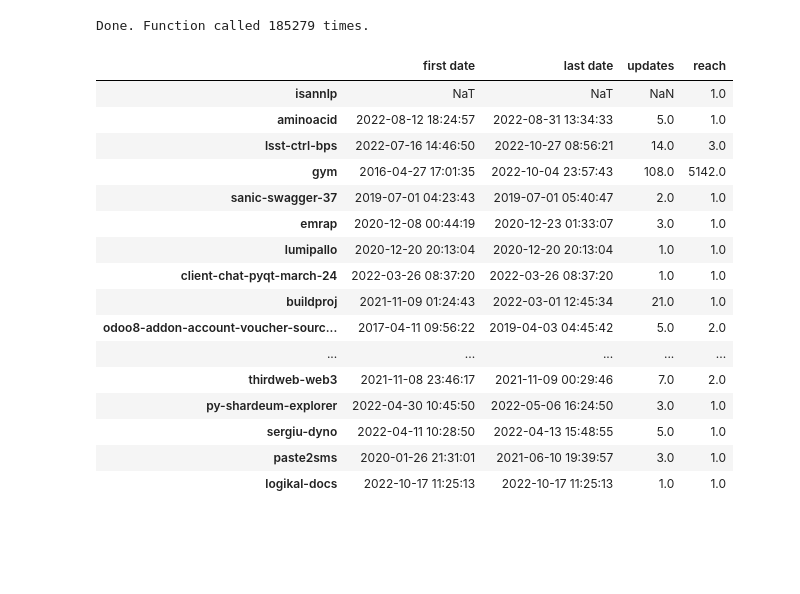
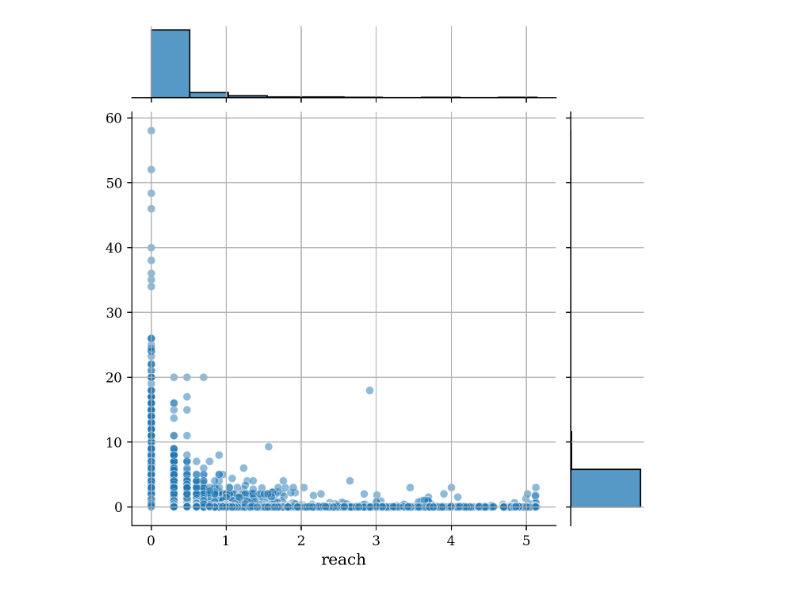
Before and after one commit to facundojgarcia02/CoNet, a Jupyter notebook: Tp Final/analysis/release_date_analysis.ipynb, the cells around one changed output. Saved outputs shown, nothing was run; the diff lists cells and outputs as text; code cells hidden in the pictures; blank space fills up the shorter version.

```diff
--- a/Tp Final/analysis/release_date_analysis.ipynb
+++ b/Tp Final/analysis/release_date_analysis.ipynb
@@ -28,37 +69,2 @@ known_dates_dict = {lib: {ver: date for ver, date in version_dict.items()
-# %%
-data_dict = dict()
-data_dict["first date"] = {lib: min(version_dict.values()) for lib, version_dict in known_dates_dict.items()
-                           if version_dict}  # False sii version_dict está vacío.
-data_dict["last date"] = {lib: max(version_dict.values()) for lib, version_dict in known_dates_dict.items()
-                           if version_dict}  # False sii version_dict está vacío.
-data_dict["updates"] = {lib: len(version_dict.values()) for lib, version_dict in releases_dict.items()}
-
-finder = ReachFinder(G)
-reached_libs = finder.find_all_nodes()
-reach = {lib: len(reached_from_lib) for lib, reached_from_lib in reached_libs.items()}
-data_dict["reach"] = reach
-del(G)
-del(reached_libs)
-data_df = pd.DataFrame.from_dict(data=data_dict)
-# %% [output]
-Done. Function called 185279 times.
 # %%
-data_df.sample(20, random_state=42)
+sample_df = data_df.dropna().sample(200, random_state=42).reset_index()
-# %% [output]
-|  | first date | last date | updates | reach |
-| isannlp | NaT | NaT | NaN | 1.0 |
-| aminoacid | 2022-08-12 18:24:57 | 2022-08-31 13:34:33 | 5.0 | 1.0 |
-| lsst-ctrl-bps | 2022-07-16 14:46:50 | 2022-10-27 08:56:21 | 14.0 | 3.0 |
-| gym | 2016-04-27 17:01:35 | 2022-10-04 23:57:43 | 108.0 | 5142.0 |
-| sanic-swagger-37 | 2019-07-01 04:23:43 | 2019-07-01 05:40:47 | 2.0 | 1.0 |
-| emrap | 2020-12-08 00:44:19 | 2020-12-23 01:33:07 | 3.0 | 1.0 |
-| lumipallo | 2020-12-20 20:13:04 | 2020-12-20 20:13:04 | 1.0 | 1.0 |
-| client-chat-pyqt-march-24 | 2022-03-26 08:37:20 | 2022-03-26 08:37:20 | 1.0 | 1.0 |
-| buildproj | 2021-11-09 01:24:43 | 2022-03-01 12:45:34 | 21.0 | 1.0 |
-| odoo8-addon-account-voucher-sourc... | 2017-04-11 09:56:22 | 2019-04-03 04:45:42 | 5.0 | 2.0 |
-| ... | ... | ... | ... | ... |
-| thirdweb-web3 | 2021-11-08 23:46:17 | 2021-11-09 00:29:46 | 7.0 | 2.0 |
-| py-shardeum-explorer | 2022-04-30 10:45:50 | 2022-05-06 16:24:50 | 3.0 | 1.0 |
-| sergiu-dyno | 2022-04-11 10:28:50 | 2022-04-13 15:48:55 | 5.0 | 1.0 |
-| paste2sms | 2020-01-26 21:31:01 | 2021-06-10 19:39:57 | 3.0 | 1.0 |
-| logikal-docs | 2022-10-17 11:25:13 | 2022-10-17 11:25:13 | 1.0 | 1.0 |
@@ -65,5 +81,7 @@ data_df.sample(20, random_state=42)
 # %%
-jg = sns.JointGrid(data=data_df.sample(200, random_state=42), x="first date", y="reach",)
-jg.plot_joint(sns.scatterplot)
-jg.plot_marginals(sns.histplot, kde=False)
+jg = sns.JointGrid(data=data_df, x=np.log10(data_df["reach"]), y=data_df["updates"]/(data_df["first date"] - data_df["last date"]), )
+jg.plot_joint(sns.scatterplot, alpha=0.5)
+jg.plot_marginals(sns.histplot, kde=False, bins=10)
 plt.show()
+# %% [output]
+[figure, added]
```
Also changed, not shown: parts of 3 cells of this notebook.
